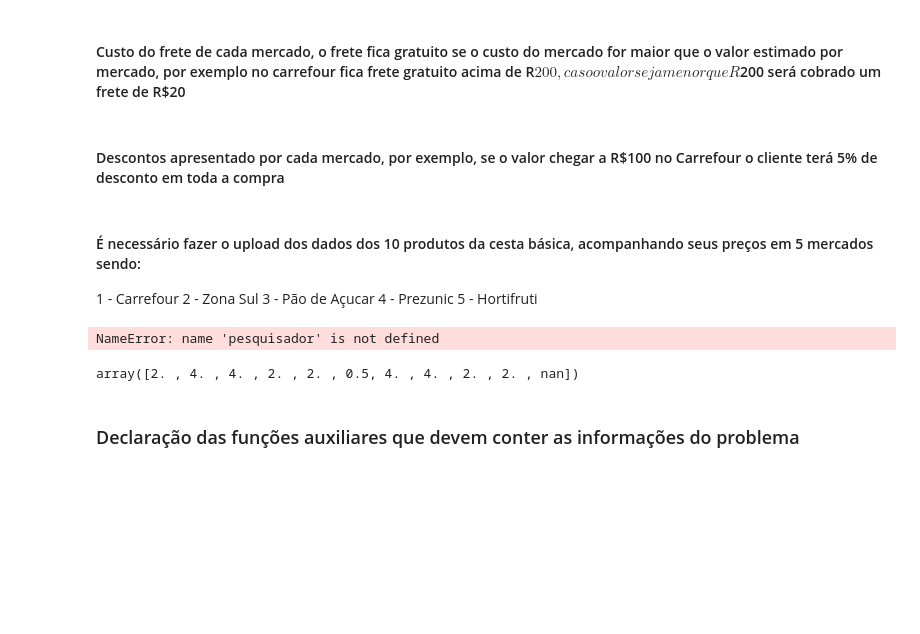
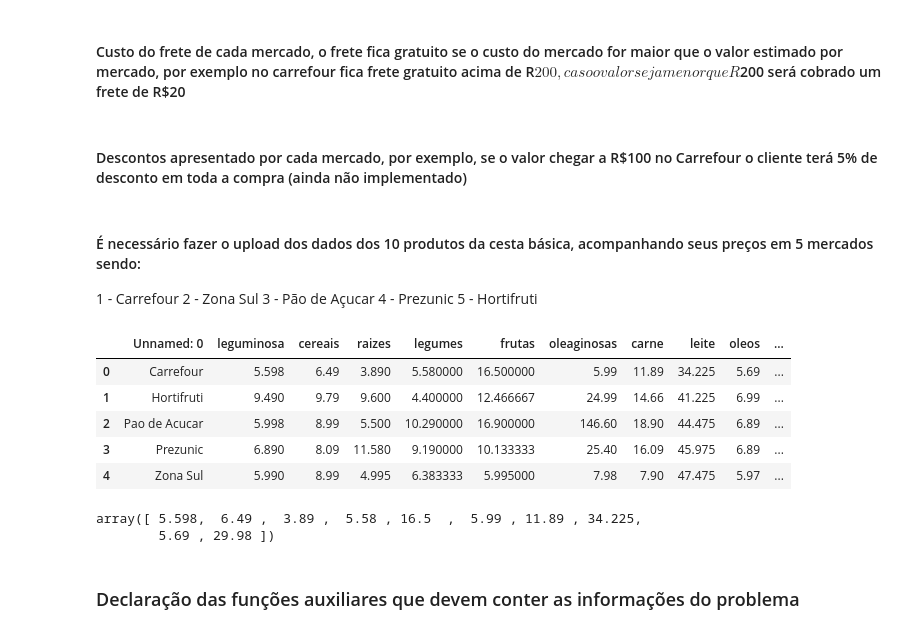
Before and after one commit to vinifariarj/otimizador-cesta-basica-ipca, a Jupyter notebook: otimizador_cesta_basica.ipynb, the cells around one changed output. Cells and saved outputs as stored; diff of their text form; code cells hidden in the pictures; blank space fills up the shorter version.

```diff
--- a/otimizador_cesta_basica.ipynb
+++ b/otimizador_cesta_basica.ipynb
@@ -29,7 +29,7 @@ custoMaximo = 500
 # %%
 custoFrete = [[200,20.0],[150,15.0],[200,30.0],[150,20.0],[150,15.0]]
 # %% [markdown]
-#### Descontos apresentado por cada mercado, por exemplo, se o valor chegar a R$100 no Carrefour o cliente terá 5% de desconto em toda a compra
+#### Descontos apresentado por cada mercado, por exemplo, se o valor chegar a R$100 no Carrefour o cliente terá 5% de desconto em toda a compra (ainda não implementado)
 # %%
 descontosCarrefour = [(100,5),(200,10),(300,15)]
 descontosZonaSul = [(80,5),(130,10)]
@@ -45,22 +45,32 @@ descontosHortifruti = [(80,5),(160,10),(240,15)]
 5 - Hortifruti
 # %%
 
-precos = gera_df_cesta_basica()
+#precos = gera_df_cesta_basica()
+precos = pd.read_csv('precos_geral.csv')
 precos
 # %% [output]
-NameError: name 'pesquisador' is not defined
+|  | Unnamed: 0 | leguminosa | cereais | raizes | legumes | frutas | oleaginosas | carne | leite | oleos | ... |
+| 0 | Carrefour | 5.598 | 6.49 | 3.890 | 5.580000 | 16.500000 | 5.99 | 11.89 | 34.225 | 5.69 | ... |
+| 1 | Hortifruti | 9.490 | 9.79 | 9.600 | 4.400000 | 12.466667 | 24.99 | 14.66 | 41.225 | 6.99 | ... |
+| 2 | Pao de Acucar | 5.998 | 8.99 | 5.500 | 10.290000 | 16.900000 | 146.60 | 18.90 | 44.475 | 6.89 | ... |
+| 3 | Prezunic | 6.890 | 8.09 | 11.580 | 9.190000 | 10.133333 | 25.40 | 16.09 | 45.975 | 6.89 | ... |
+| 4 | Zona Sul | 5.990 | 8.99 | 4.995 | 6.383333 | 5.995000 | 7.98 | 7.90 | 47.475 | 5.97 | ... |
-# %%
-# carregando cada array com produtos e preços
-produtos = precos.iloc[:,0:3]
-carrefour = precos.iloc[:,5:6]
-zona_sul = precos.iloc[:,6:7]
-pao_de_acucar = precos.iloc[:,7:8]
-prezunic = precos.iloc[:,8:9]
-hortifruti = precos.iloc[:,9:10]
-lista_qtd_mensal = produtos.iloc[:,2].values
-lista_qtd_mensal
-# %% [output]
-array([2. , 4. , 4. , 2. , 2. , 0.5, 4. , 4. , 2. , 2. , nan])
+# %%
+# carregando cada array com produtos e preços
+#precos.to_csv('precos_geral.csv')
+#produtos = precos.iloc[:,0:3]
+carrefour = precos.iloc[:1,1:].values[0]
+hortifruti = precos.iloc[1:2,1:].values[0]
+pao_de_acucar = precos.iloc[2:3,1:].values[0]
+prezunic = precos.iloc[3:4,1:].values[0]
+zona_sul = precos.iloc[4:5,1:].values[0]
+
+lista_qtd_mensal = [2, 4, 4, 2, 2, 0.5, 4, 4, 2, 2]
+#lista_qtd_mensal
+carrefour
+# %% [output]
+array([ 5.598,  6.49 ,  3.89 ,  5.58 , 16.5  ,  5.99 , 11.89 , 34.225,
+        5.69 , 29.98 ])
 # %% [markdown]
 ### Declaração das funções auxiliares que devem conter as informações do problema
 # %%
```
Also changed, not shown: parts of 5 cells of this notebook, 10 other files.
